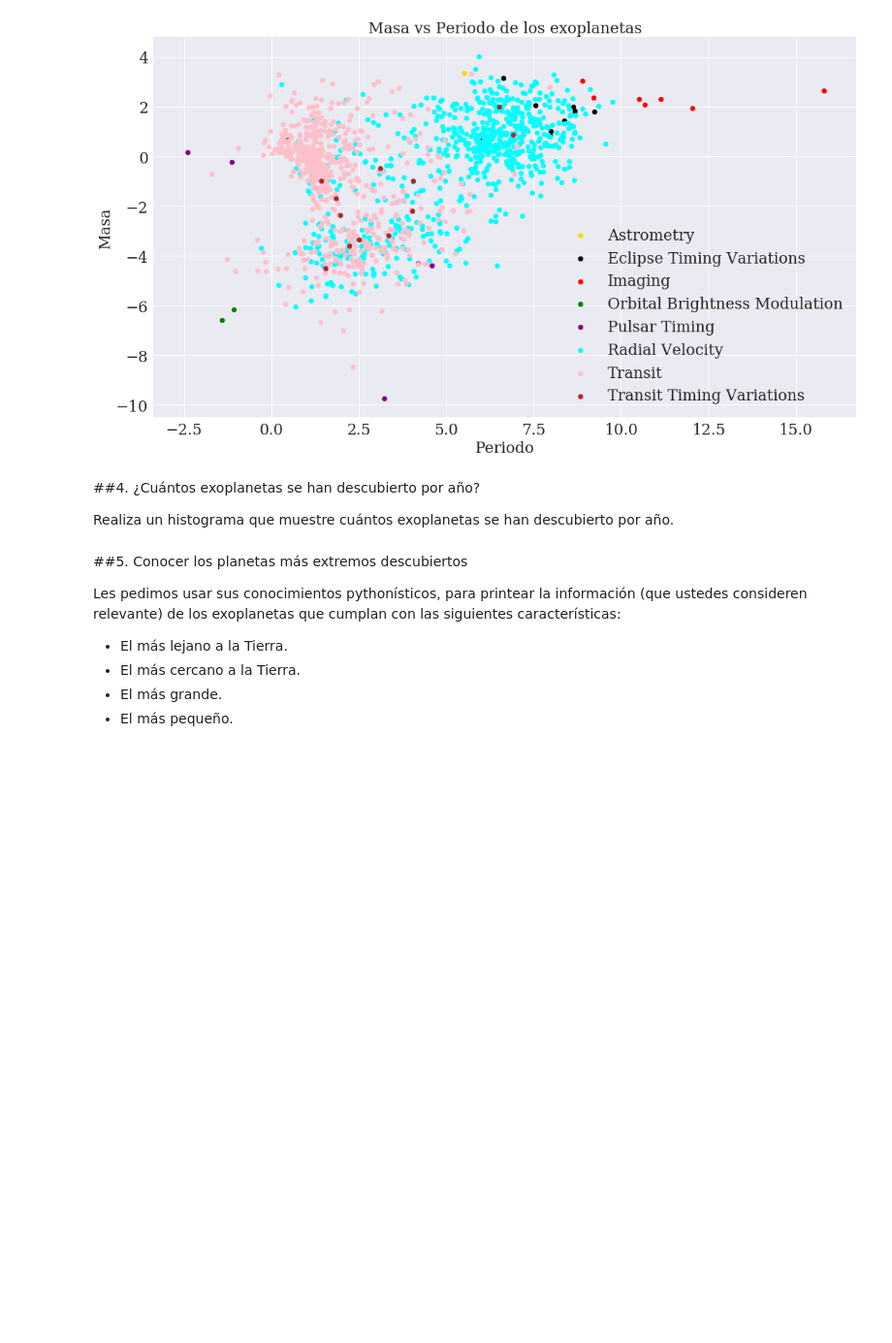
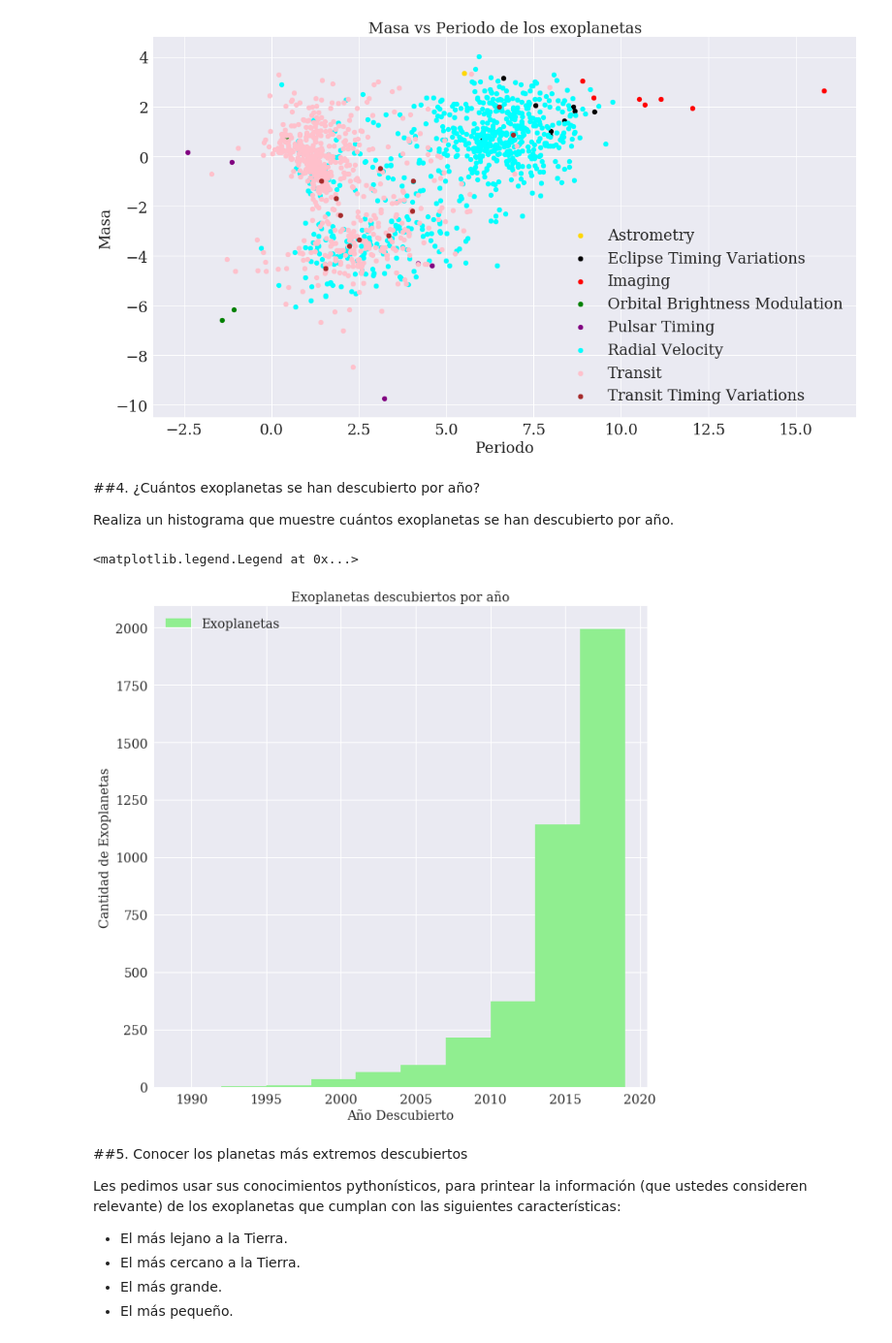
Before and after one commit to DanielaM8/minitarea3, a Jupyter notebook: minitarea3.ipynb, the cells around one changed output. Shown: that part at 97% size. Cells and saved outputs as stored; diff of their text form; code cells hidden in the pictures; blank space fills up the shorter version.

```diff
--- a/minitarea3.ipynb
+++ b/minitarea3.ipynb
@@ -254,3 +252,17 @@ Realiza un histograma que muestre cuántos exoplanetas se han descubierto por a
+# %%
+# Hacer histograma
+%matplotlib inline
+
+años=planetas["pl_disc"]
+plt.figure(figsize=(10,10))
+plt.hist(años,label='Exoplanetas',color='lightgreen')
+plt.xlabel('Año Descubierto')
+plt.ylabel('Cantidad de Exoplanetas')
+plt.title('Exoplanetas descubiertos por año')
+plt.legend(loc='best')
+# %% [output]
+<matplotlib.legend.Legend at 0x...>
+[figure, added]
 # %% [markdown]
 ##5. Conocer los planetas más extremos descubiertos
 
```
Also changed, not shown: parts of 1 cell of this notebook.
